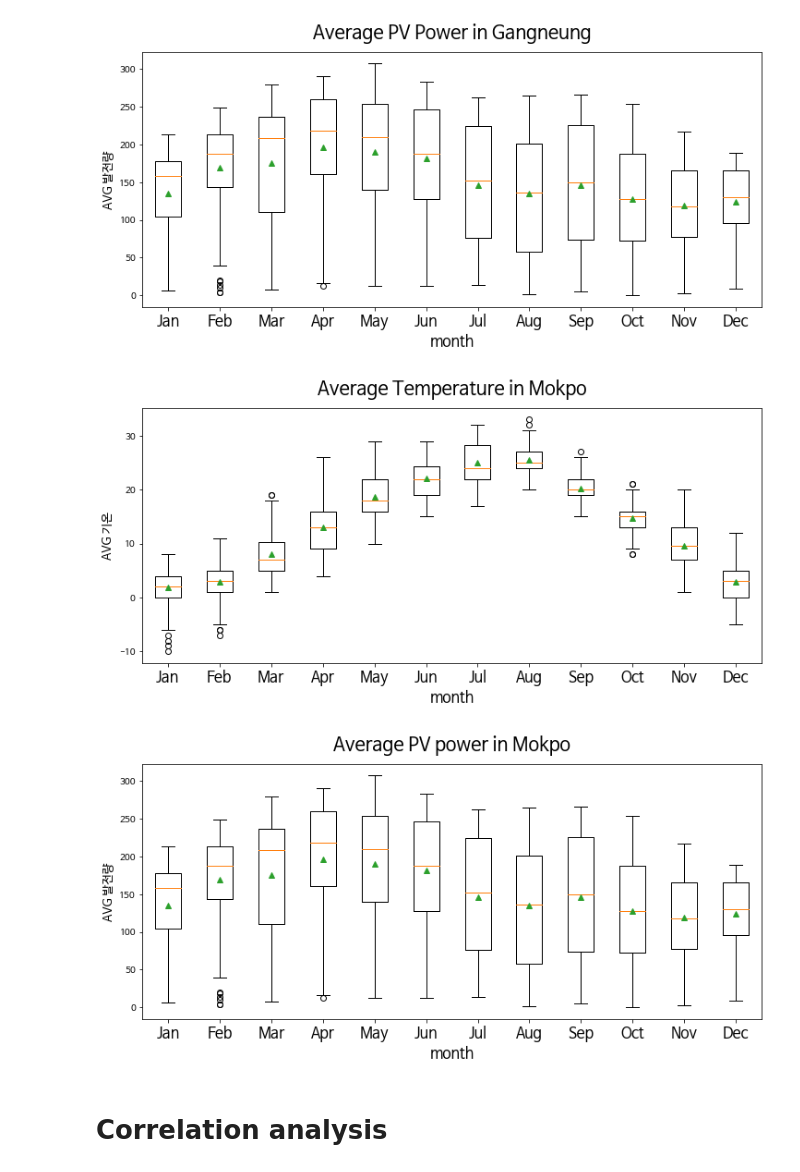
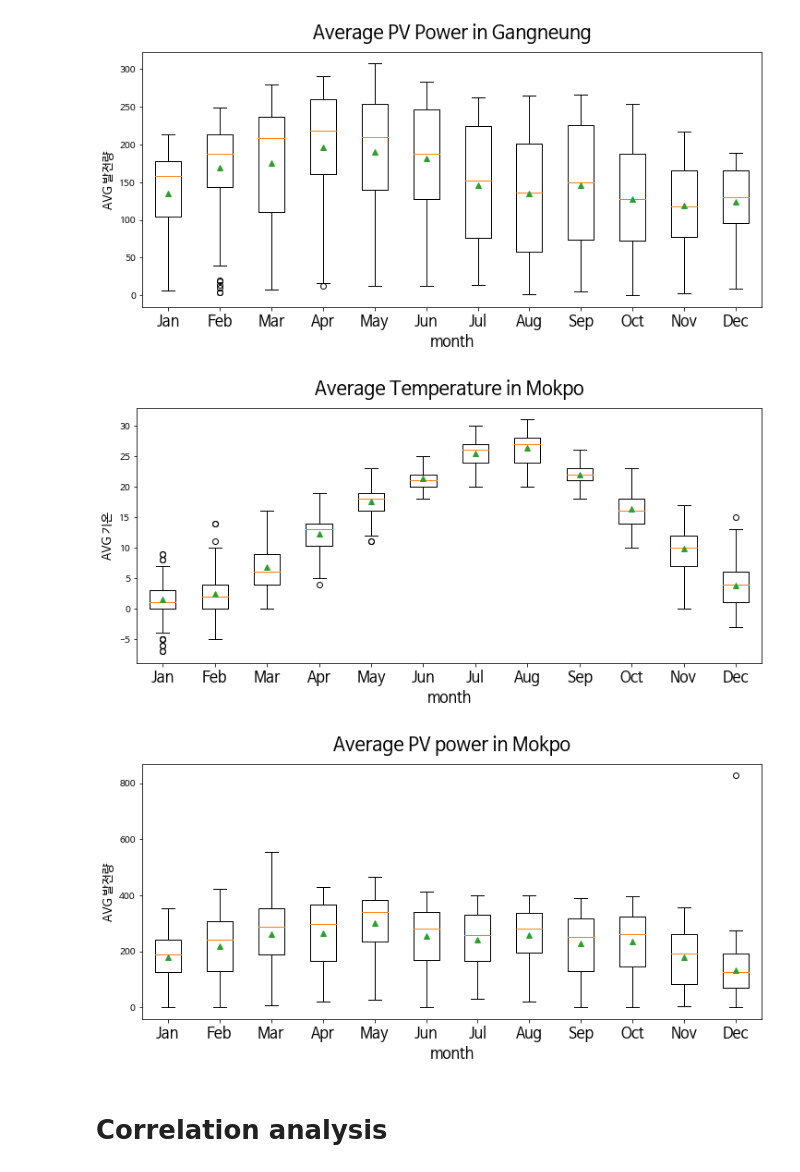
Before and after one commit to Hanchaeeun/SolarPower-Analysis, a Jupyter notebook: 03_Correlation-Analysis.ipynb, the cells around one changed output. Saved outputs shown, nothing was run; the diff lists cells and outputs as text; code cells hidden in the pictures.

```diff
--- a/03_Correlation-Analysis.ipynb
+++ b/03_Correlation-Analysis.ipynb
@@ -105,10 +108,10 @@ print(f'목포시 : {Mp_df.shape}\n진주시 : {Jj_df.shape}\n강릉시 : {Gn_df
 # %%
-def monthly_plot(df, col, name):
+def monthly_plot(area_df, col, name):
+  day_list = area_df['일자'].unique()
+
   data = pd.DataFrame()
-  day_list = df['일자'].unique()
-
   for day in day_list:
-    data_sum = df[df['일자'] == day][col].mean()
+    data_sum = area_df[area_df['일자'] == day][col].mean()
     sum_df = pd.DataFrame([[day, data_sum]], columns=['일자',f'{col}합계'])
     data = pd.concat([data, sum_df]).reset_index(drop=True)
 
@@ -144,8 +147,8 @@ monthly_plot(Gn_df,'발전량', 'PV Power in Gangneung')
 [figure]
 [figure]
 # %%
-monthly_plot(Gn_df, '기온', 'Temperature in Mokpo')
-monthly_plot(Gn_df,'발전량', 'PV power in Mokpo')
+monthly_plot(Mp_df, '기온', 'Temperature in Mokpo')
+monthly_plot(Mp_df,'발전량', 'PV power in Mokpo')
 # %% [output]
-[figure, old version]
+[figure, new version]
-[figure, old version]
+[figure, new version]
```
Also changed, not shown: parts of 10 cells of this notebook.
